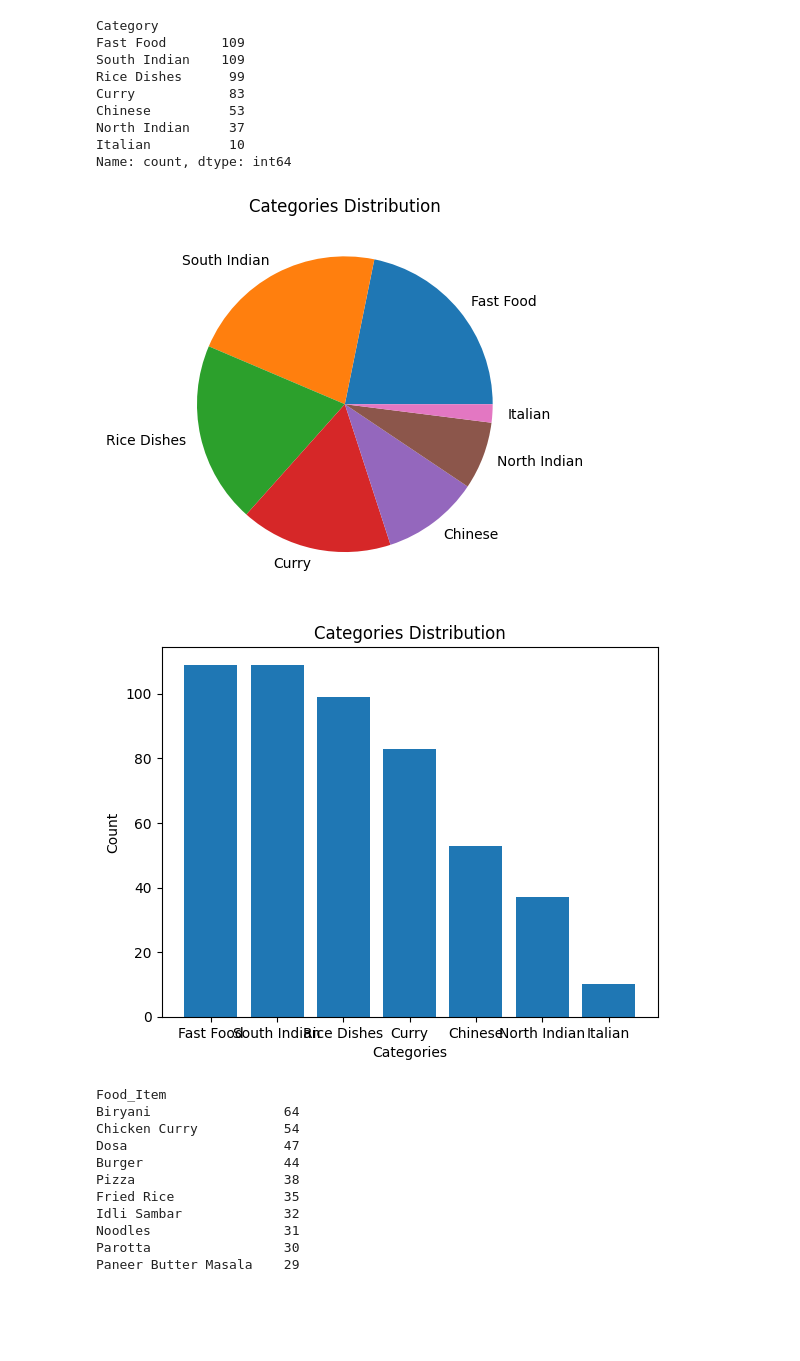
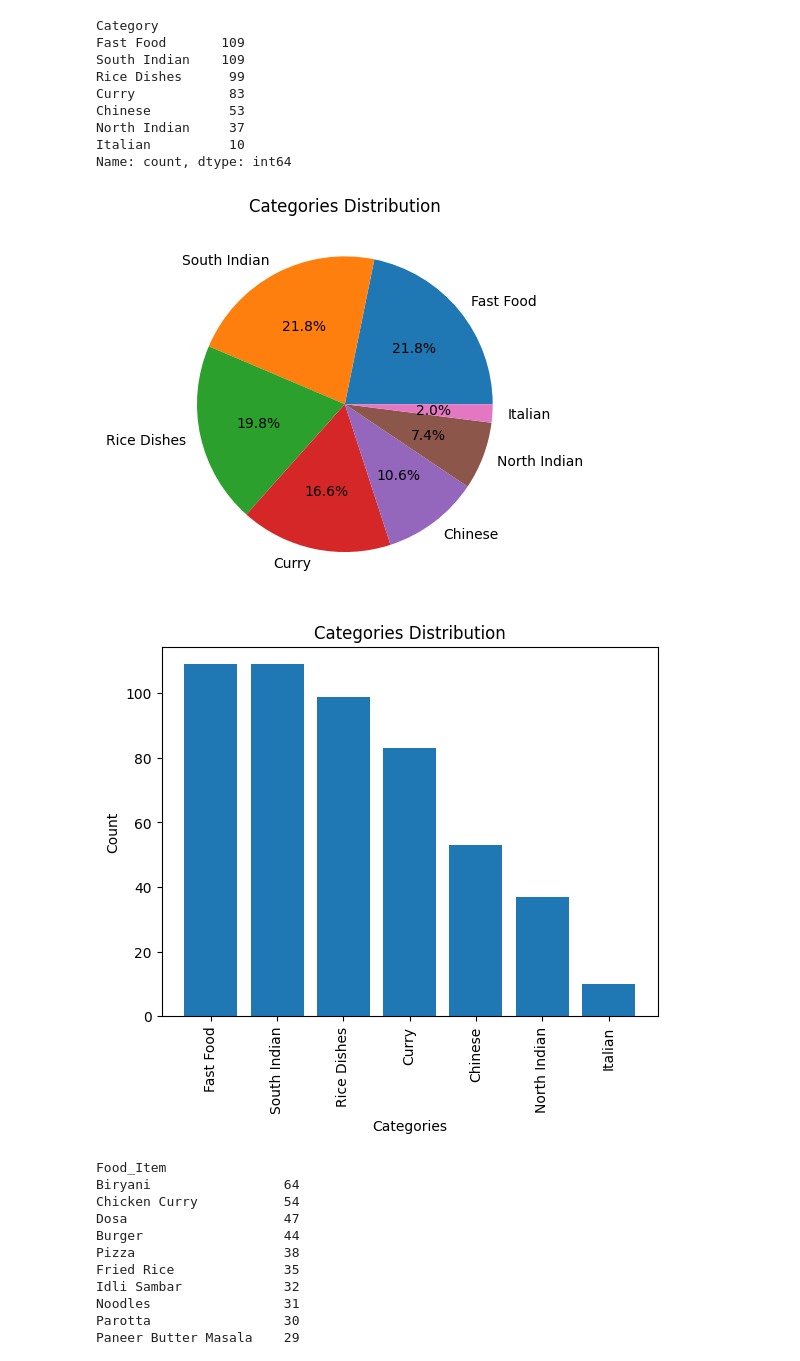
Before and after one commit to Arkrishx/python-data-analytics-, a Jupyter notebook: Project.ipynb, the cells around one changed output. Cells and saved outputs as stored; diff of their text form; code cells hidden in the pictures; blank space fills up the shorter version.

```diff
--- a/Project.ipynb
+++ b/Project.ipynb
@@ -248,21 +256,22 @@ Name: count, dtype: int64
 # %%
 #categories pi chart
 
-plt.pie(Categories_count, labels=Categories_count.index)
+plt.pie(Categories_count, labels=Categories_count.index,autopct="%0.1f%%")
 plt.title('Categories Distribution')
 plt.show()
 # %% [output]
-[figure, old version]
+[figure, new version]
 # %%
 #categories bar chart
 
 plt.bar(Categories_count.index, Categories_count.values)
 plt.title('Categories Distribution')
 plt.xlabel('Categories')
 plt.ylabel('Count')
+plt.xticks(rotation=90)
 plt.show()
 # %% [output]
-[figure, old version]
+[figure, new version]
 # %%
 #Food items count
 
```
Also changed, not shown: parts of 17 cells of this notebook.
